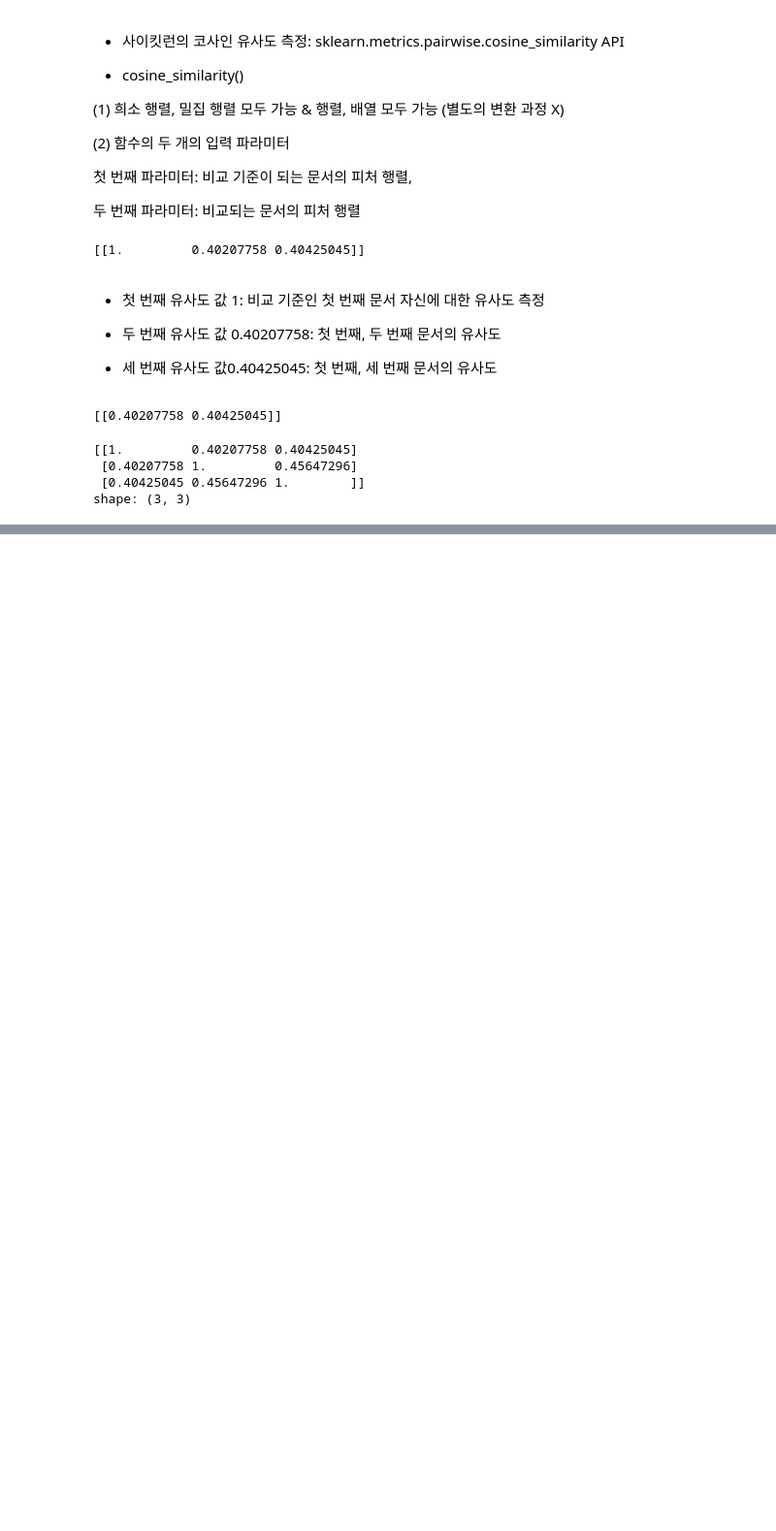
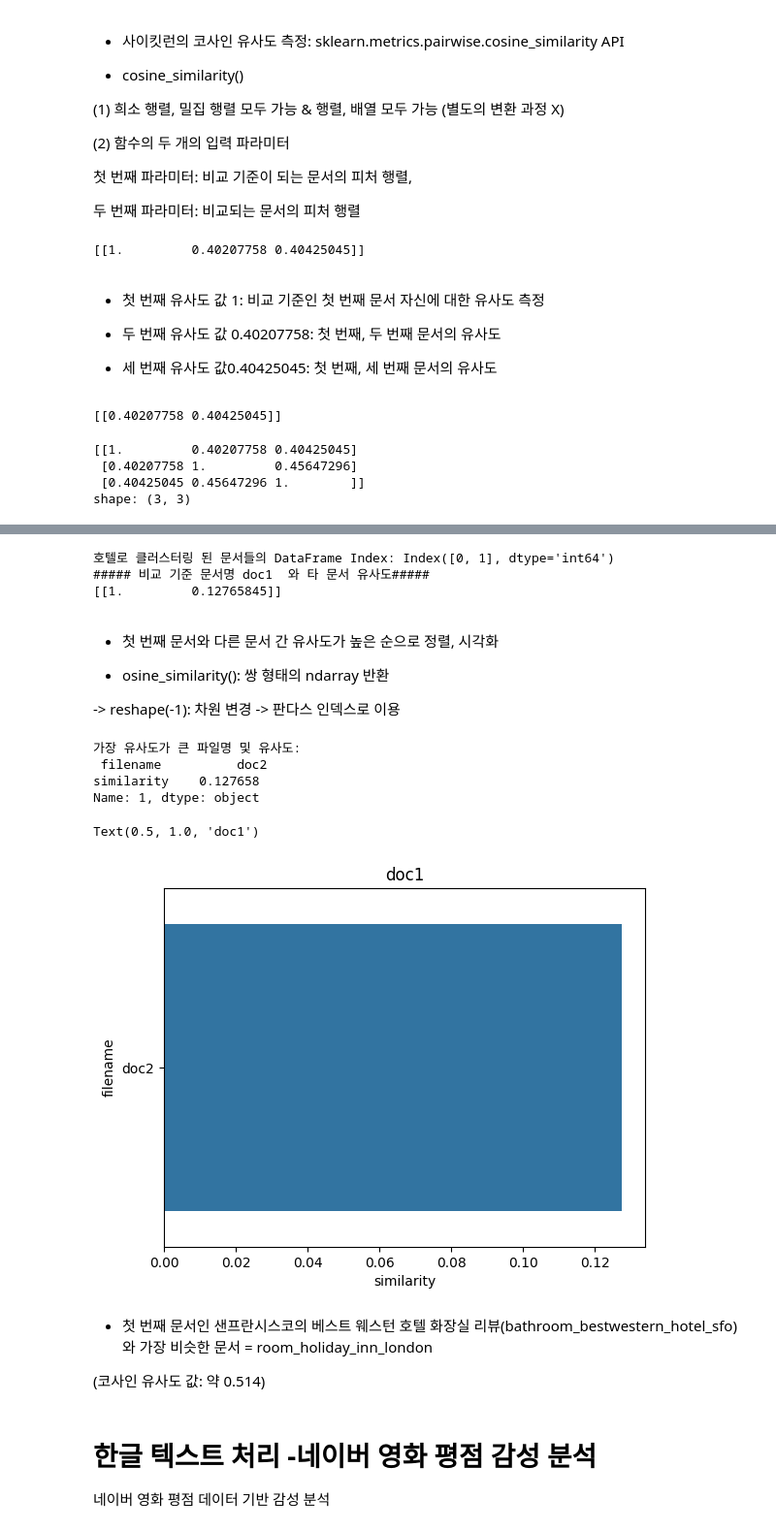
Before and after one commit to oooinr4018-web/-1, a Jupyter notebook: ESAA과제_0911의_사본의_사본.ipynb, the cells around one changed output, grey strips where cells are left out. Shown at 97% size. Cells and saved outputs as stored; diff of their text form; code cells hidden in the pictures; blank space fills up the shorter version.

```diff
--- a/ESAA과제_0911의_사본의_사본.ipynb
+++ b/ESAA과제_0911의_사본의_사본.ipynb
@@ -277,0 +390,65 @@ shape: (3, 3)
+# %%
+from sklearn.metrics.pairwise import cosine_similarity
+
+# cluster_label=2인 데이터는 호텔로 군집화된 데이터임. DatFrame에서 해당 인덱스를 추출
+hotel_indexes=document_df[document_df['cluster_label']==2].index
+print('호텔로 클러스터링 된 문서들의 DataFrame Index:', hotel_indexes)
+
+# 호텔로 군집화된 데이터 중 첫 번째 문서를 추출해 파일명 표시.
+comparison_docname=document_df.iloc[hotel_indexes[0]]['filename']
+print('##### 비교 기준 문서명', comparison_docname, ' 와 타 문서 유사도#####')
+
+'''document_df에서 추출한 Index 객체를 feature_vect로 입력해 호텔 군집화된 feature_vect 추출
+이를 이용해 호텔로 군집화된 문서 중 첫 번째 문서와 다른 문서 간의 코사인 유사도 측정.'''
+similarity_pair=cosine_similarity(feature_vect[hotel_indexes[0]], feature_vect[hotel_indexes])
+print(similarity_pair)
+# %% [output]
+호텔로 클러스터링 된 문서들의 DataFrame Index: Index([0, 1], dtype='int64')
+##### 비교 기준 문서명 doc1  와 타 문서 유사도#####
+[[1.         0.12765845]]
+# %% [markdown]
+- 첫 번째 문서와 다른 문서 간 유사도가 높은 순으로 정렬, 시각화
+
+- osine_similarity(): 쌍 형태의 ndarray 반환
+
+-> reshape(-1): 차원 변경 -> 판다스 인덱스로 이용
+# %%
+import seaborn as sns
+import numpy as np
+import matplotlib.pyplot as plt
+%matplotlib inline
+
+# 첫번째 문서와 타 문서간 유사도가 큰 순으로 정렬한 인덱스 추출하되 자기 자신은 제외.
+sorted_index=similarity_pair.argsort()[:,::-1]
+sorted_index=sorted_index[:,1:]
+
+# 유사도가 큰 순으로 hotel_indexes를 추출하여 재정렬.
+hotel_sorted_indexes=hotel_indexes[sorted_index.reshape(-1)]
+
+# 유사도가 큰 순으로 유사도 값을 재정렬하되 자기 자신은 제외
+hotel_1_sim_value=np.sort(similarity_pair.reshape(-1))[::-1]
+hotel_1_sim_value=hotel_1_sim_value[1:]
+
+# 유사도가 큰 순으로 정렬된 인덱스와 유사도 값을 이용해 파일명과 유사도값을 막대 그래프로 시각화
+hotel_1_sim_df=pd.DataFrame()
+hotel_1_sim_df['filename']=document_df.iloc[hotel_sorted_indexes]['filename']
+hotel_1_sim_df['similarity']=hotel_1_sim_value
+print('가장 유사도가 큰 파일명 및 유사도:\n', hotel_1_sim_df.iloc[0,:])
+
+sns.barplot(x='similarity', y='filename', data=hotel_1_sim_df)
+plt.title(comparison_docname)
+# %% [output]
+가장 유사도가 큰 파일명 및 유사도:
+ filename          doc2
+similarity    0.127658
+Name: 1, dtype: object
+Text(0.5, 1.0, 'doc1')
+[figure, added]
+# %% [markdown]
+- 첫 번째 문서인 샌프란시스코의 베스트 웨스턴 호텔 화장실 리뷰(bathroom_bestwestern_hotel_sfo)와 가장 비슷한 문서 = room_holiday_inn_london
+
+(코사인 유사도 값: 약 0.514)
+# %% [markdown]
+# 한글 텍스트 처리 -네이버 영화 평점 감성 분석
+
+네이버 영화 평점 데이터 기반 감성 분석
```
Also changed, not shown: parts of 22 cells of this notebook.
